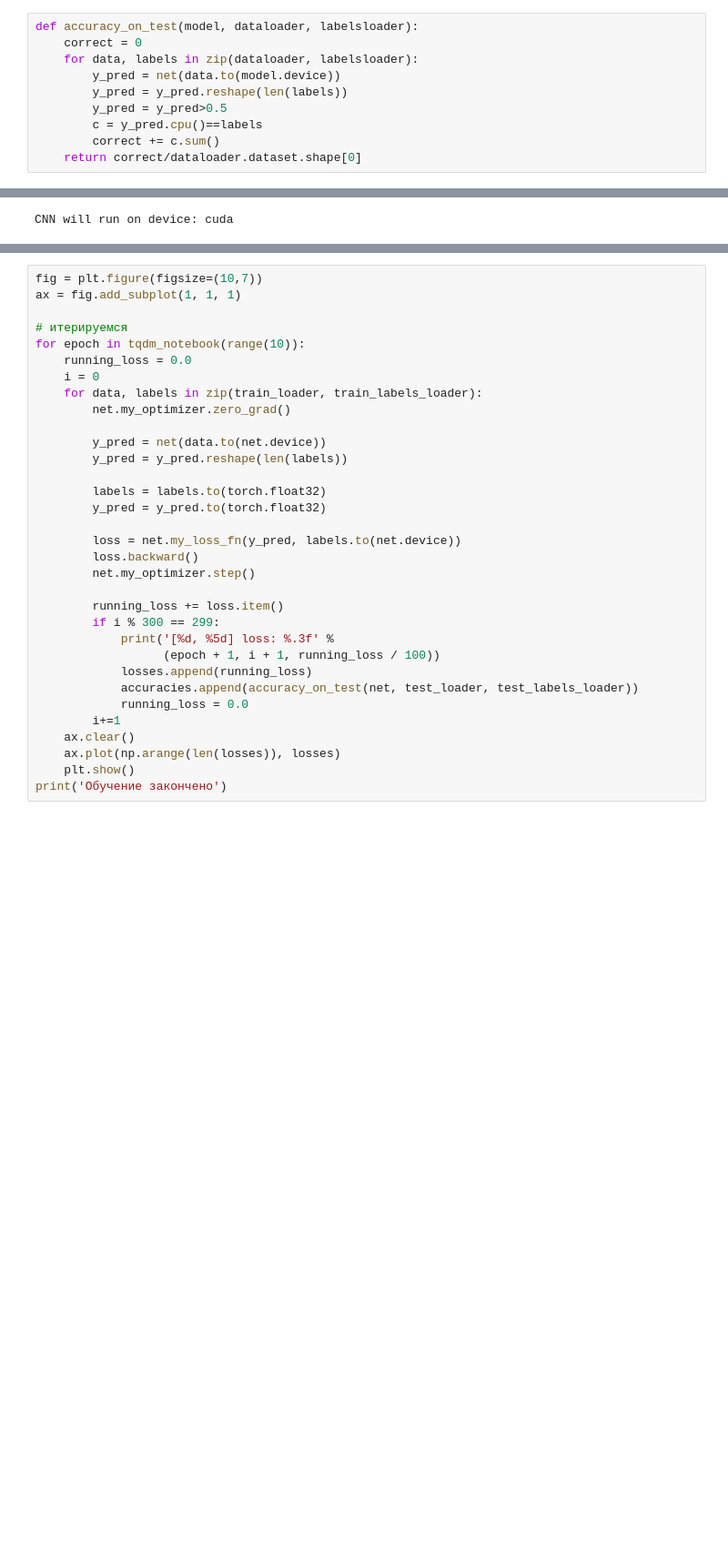
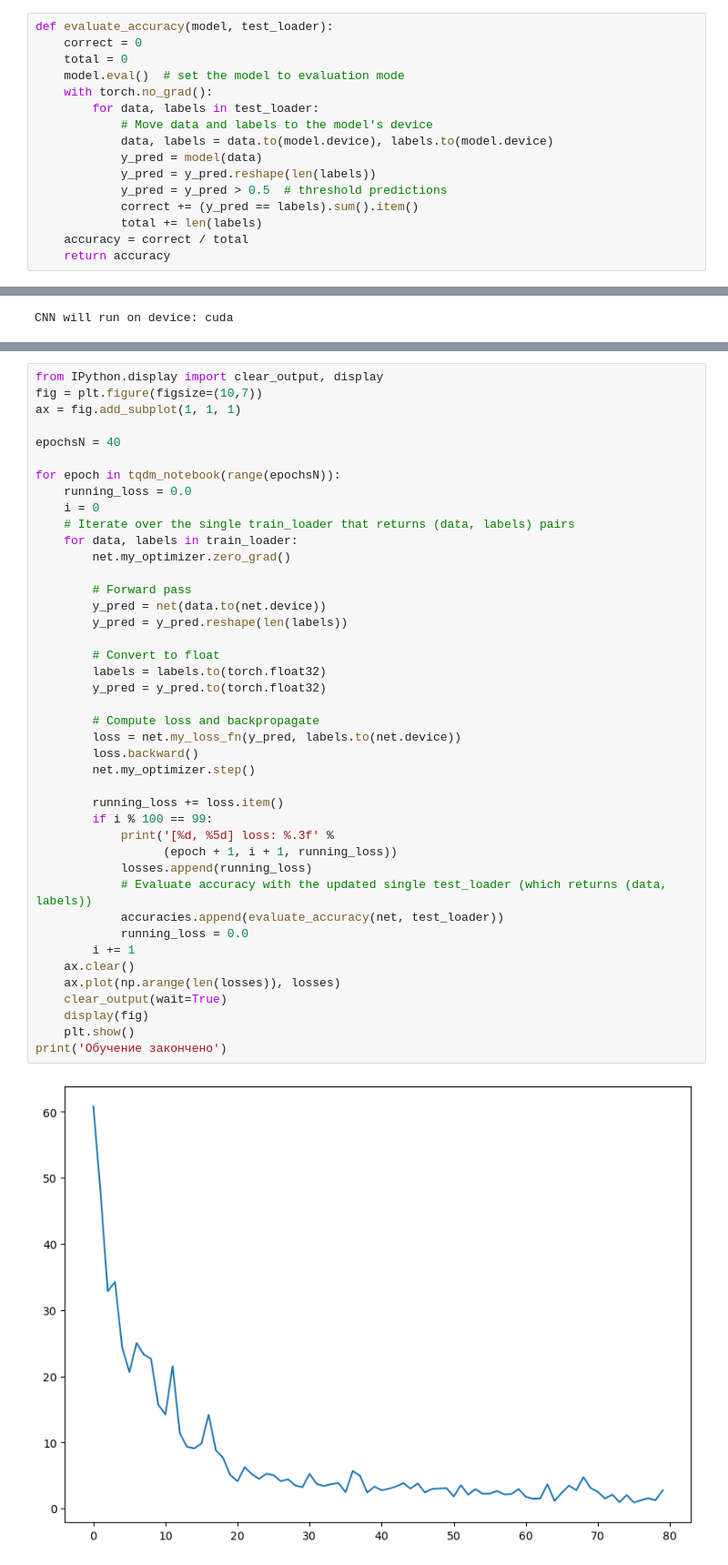
Before and after one commit to Sholtan/TAIGA_CNN, a Jupyter notebook: test.ipynb, the cells around one changed output, grey strips where cells are left out. Shown: that part at 91% size. Drawn from its saved outputs; the diff is of its cells as text; blank space fills up the shorter version.

```diff
--- a/test.ipynb
+++ b/test.ipynb
@@ -65,13 +47,19 @@ train_loader.dataset.shape
 # %%
-def accuracy_on_test(model, dataloader, labelsloader):
+def evaluate_accuracy(model, test_loader):
     correct = 0
-    for data, labels in zip(dataloader, labelsloader):
-        y_pred = net(data.to(model.device))
-        y_pred = y_pred.reshape(len(labels))
-        y_pred = y_pred>0.5
-        c = y_pred.cpu()==labels
-        correct += c.sum()
-    return correct/dataloader.dataset.shape[0]
+    total = 0
+    model.eval()  # set the model to evaluation mode
+    with torch.no_grad():
+        for data, labels in test_loader:
+            # Move data and labels to the model's device
+            data, labels = data.to(model.device), labels.to(model.device)
+            y_pred = model(data)
+            y_pred = y_pred.reshape(len(labels))
+            y_pred = y_pred > 0.5  # threshold predictions
+            correct += (y_pred == labels).sum().item()
+            total += len(labels)
+    accuracy = correct / total
+    return accuracy
 # %%
 net = simple_conv_net.SimpleConvNet()
 losses = []
@@ -85,34 +69,44 @@ fig = plt.figure(figsize=(10,7))
 # %%
+from IPython.display import clear_output, display
 fig = plt.figure(figsize=(10,7))
 ax = fig.add_subplot(1, 1, 1)
 
-# итерируемся
-for epoch in tqdm_notebook(range(10)):
+epochsN = 40
+
+for epoch in tqdm_notebook(range(epochsN)):
     running_loss = 0.0
     i = 0
-    for data, labels in zip(train_loader, train_labels_loader):
+    # Iterate over the single train_loader that returns (data, labels) pairs
+    for data, labels in train_loader:
         net.my_optimizer.zero_grad()
 
+        # Forward pass
         y_pred = net(data.to(net.device))
         y_pred = y_pred.reshape(len(labels))
 
+        # Convert to float
         labels = labels.to(torch.float32)
         y_pred = y_pred.to(torch.float32)
 
+        # Compute loss and backpropagate
         loss = net.my_loss_fn(y_pred, labels.to(net.device))
         loss.backward()
         net.my_optimizer.step()
 
         running_loss += loss.item()
-        if i % 300 == 299:
+        if i % 100 == 99:
             print('[%d, %5d] loss: %.3f' %
-                  (epoch + 1, i + 1, running_loss / 100))
+                  (epoch + 1, i + 1, running_loss))
             losses.append(running_loss)
-            accuracies.append(accuracy_on_test(net, test_loader, test_labels_loader))
+            # Evaluate accuracy with the updated single test_loader (which returns (data, labels))
+            accuracies.append(evaluate_accuracy(net, test_loader))
             running_loss = 0.0
-        i+=1
+        i += 1
     ax.clear()
     ax.plot(np.arange(len(losses)), losses)
+    clear_output(wait=True)
+    display(fig)
     plt.show()
 print('Обучение закончено')
 # %% [output]
+[figure, new version]
```
Also changed, not shown: parts of 14 cells of this notebook, 2 other files.
